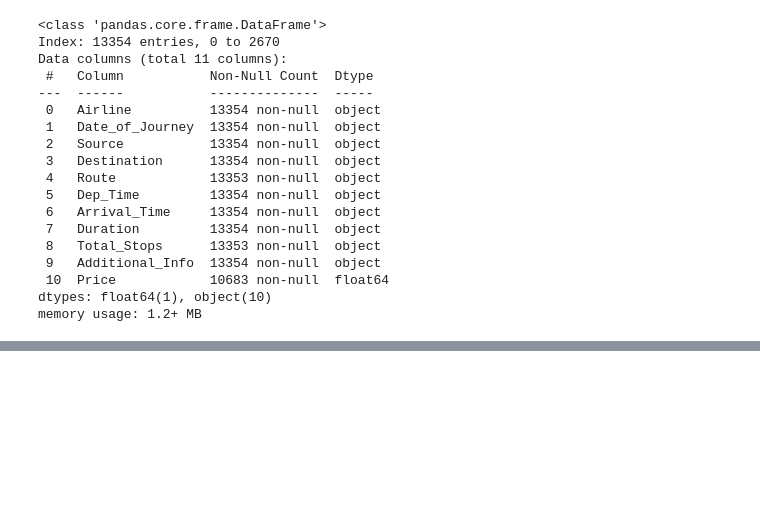
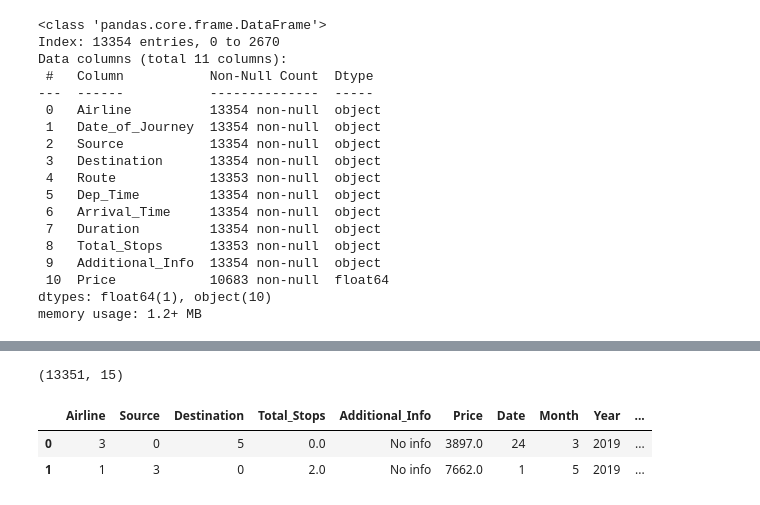
Before and after one commit to Arshdeep9560/Flight-Price-Prediction, a Jupyter notebook: Flight_Price_Prediction.ipynb, the cells around one changed output, grey strips where cells are left out. Drawn from its saved outputs; the diff is of its cells as text; code cells hidden in the pictures; blank space fills up the shorter version.

```diff
--- a/Flight_Price_Prediction.ipynb
+++ b/Flight_Price_Prediction.ipynb
@@ -76,0 +193,4 @@ memory usage: 1.2+ MB
+# %%
+final_df['duration_hour']=final_df['duration_hour'].astype('int')
+# %%
+final_df.drop('Duration',axis=1,inplace=True)
@@ -76,0 +222,18 @@ memory usage: 1.2+ MB
+# %%
+from sklearn.preprocessing import LabelEncoder
+labelEncoder=LabelEncoder()
+# %%
+final_df['Airline']=labelEncoder.fit_transform(final_df['Airline'])
+final_df['Source']=labelEncoder.fit_transform(final_df['Source'])
+final_df['Destination']=labelEncoder.fit_transform(final_df['Destination'])
+final_df[' Additional_Info']=labelEncoder.fit_transform(final_df['Additional_Info'])
+# %%
+final_df.shape
+# %% [output]
+(13351, 15)
+# %%
+final_df.head(2)
+# %% [output]
+|  | Airline | Source | Destination | Total_Stops | Additional_Info | Price | Date | Month | Year | ... |
+| 0 | 3 | 0 | 5 | 0.0 | No info | 3897.0 | 24 | 3 | 2019 | ... |
+| 1 | 1 | 3 | 0 | 2.0 | No info | 7662.0 | 1 | 5 | 2019 | ... |
```
Also changed, not shown: parts of 25 cells of this notebook.
